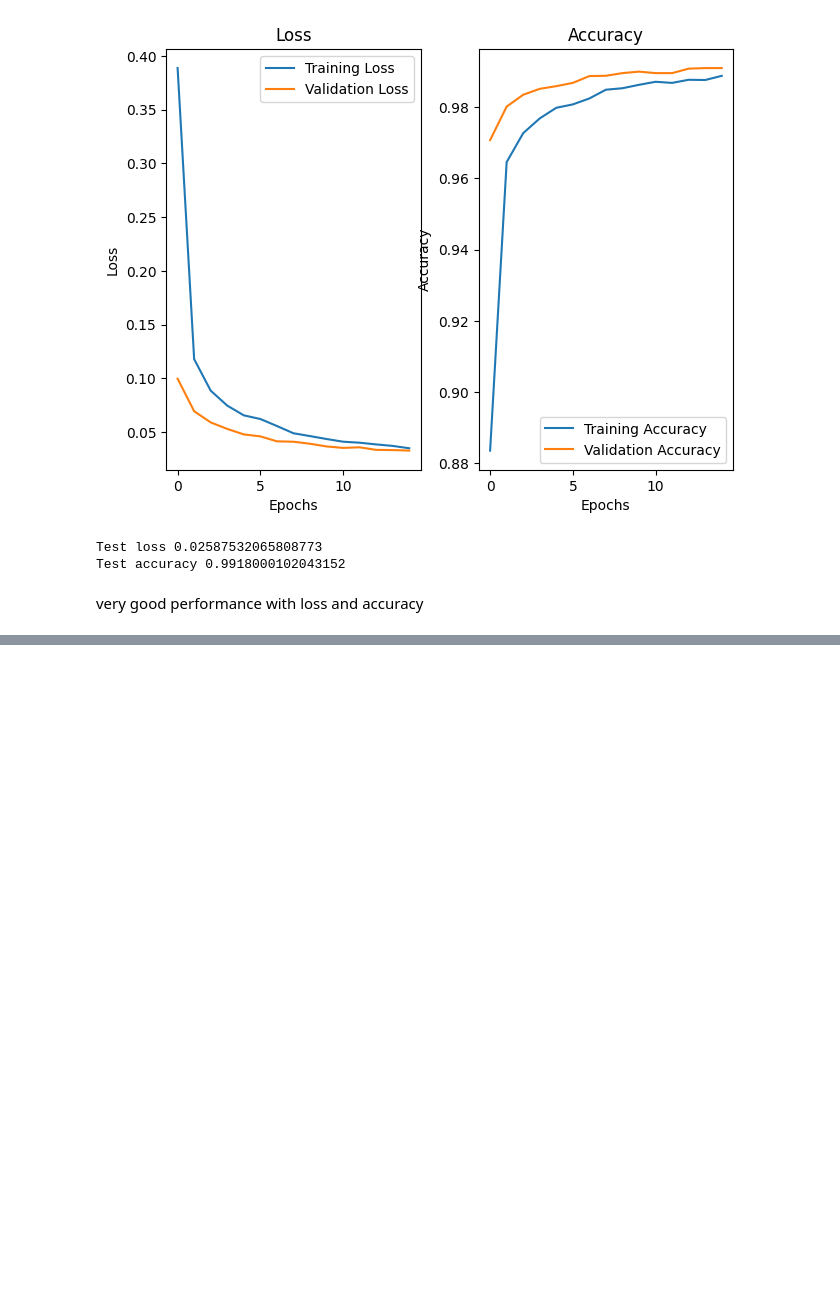
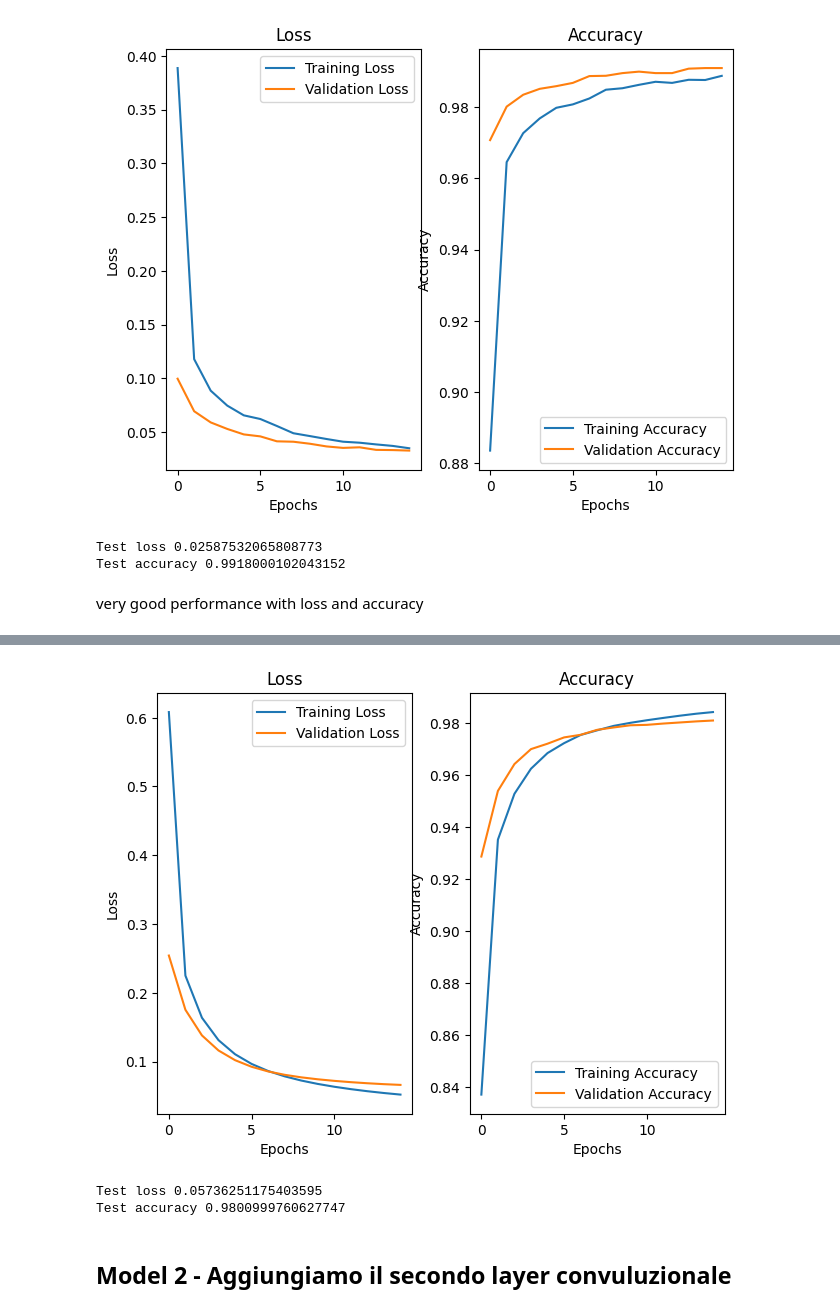
Before and after one commit to LucaPerf/Assignement-Advanced-ML, a Jupyter notebook: Assignment_3/Assignment_Perfetti.ipynb, the cells around one changed output, grey strips where cells are left out. Drawn from its saved outputs; the diff is of its cells as text; code cells hidden in the pictures; blank space fills up the shorter version.

```diff
--- a/Assignment_3/Assignment_Perfetti.ipynb
+++ b/Assignment_3/Assignment_Perfetti.ipynb
@@ -192,0 +194,16 @@ Test accuracy 0.18889999389648438
+# %%
+input_shape = (28,28,1)
+
+model_1 = keras.Sequential(
+    [
+        keras.Input(shape=input_shape),
+
+        # Primo strato convuluzionale
+        layers.Conv2D(8, kernel_size=(5,5), activation='relu'),
+        layers.MaxPooling2D(pool_size=(3,3)),
+        layers.Flatten(),
+        layers.Dense(num_classes, activation='softmax')
+    ]
+)
+
+model_1.summary()
@@ -192,0 +226,6 @@ Test accuracy 0.18889999389648438
+# %%
+batch_size = 128
+epochs = 15
+
+model_1.compile(loss='categorical_crossentropy', optimizer='adam', metrics=['accuracy'])
+history1 = model_1.fit(x_train, y_train, batch_size=batch_size, epochs=epochs, validation_split=0.2)
@@ -192,0 +250,13 @@ Test accuracy 0.18889999389648438
+# %%
+plot_performance(history1)
+# %% [output]
+[figure, added]
+# %%
+score = model_1.evaluate(x_test, y_test, verbose=0)
+print('Test loss', score[0])
+print('Test accuracy', score[1])
+# %% [output]
+Test loss 0.05736251175403595
+Test accuracy 0.9800999760627747
+# %% [markdown]
+## Model 2 - Aggiungiamo il secondo layer convuluzionale
```
Also changed, not shown: parts of 26 cells of this notebook.
